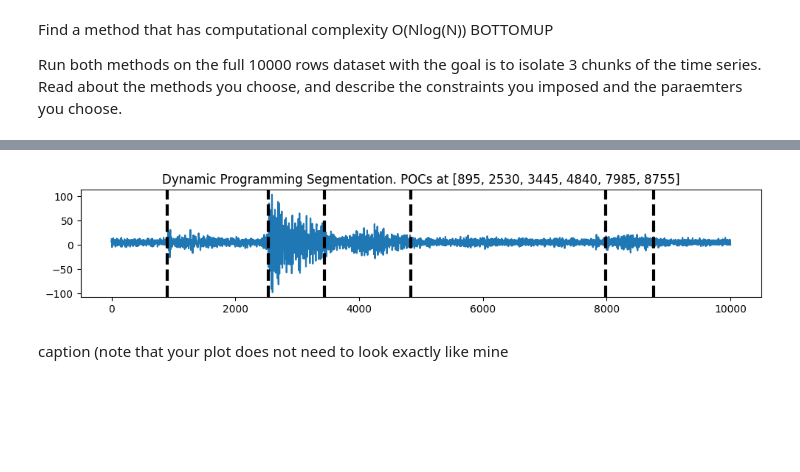
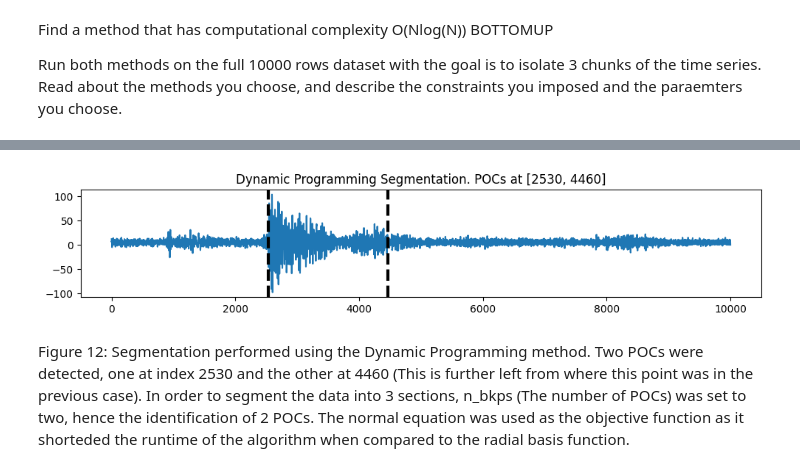
Before and after one commit to Legacy560/MLTSA25_RWolynetz, a Jupyter notebook: HW5/HW5_RWolynetz_chchchchanges_instructions.ipynb, the cells around one changed output, grey strips where cells are left out. Cells and saved outputs as stored; diff of their text form; code cells hidden in the pictures; blank space fills up the shorter version.

```diff
--- a/HW5/HW5_RWolynetz_chchchchanges_instructions.ipynb
+++ b/HW5/HW5_RWolynetz_chchchchanges_instructions.ipynb
@@ -477,13 +479,13 @@ plt.show()
 # %%
 #Using Dynamic Programming
 algoB = rpt.Dynp(model="normal").fit(eq1.acoustic_data.values[:N])
-resultB = algoB.predict(n_bkps=6) #n_bkps: the number of change points
+resultB = algoB.predict(n_bkps=2) #n_bkps: the number of change points
 
 # display
 rpt.display(eq1.acoustic_data.values[:N], [], resultB)
 plt.title(f"Dynamic Programming Segmentation. POCs at {resultB[:-1]}")
 plt.show()
 # %% [output]
-[figure, old version]
+[figure, new version]
-# %% [markdown]
-caption (note that your plot does not need to look exactly like mine
+# %% [markdown]
+Figure 12: Segmentation performed using the Dynamic Programming method. Two POCs were detected, one at index 2530 and the other at 4460 (This is further left from where this point was in the previous case). In order to segment the data into 3 sections, n_bkps (The number of POCs) was set to two, hence the identification of 2 POCs. The normal equation was used as the objective function as it shorteded the runtime of the algorithm when compared to the radial basis function.
```
Also changed, not shown: parts of 14 cells of this notebook.
